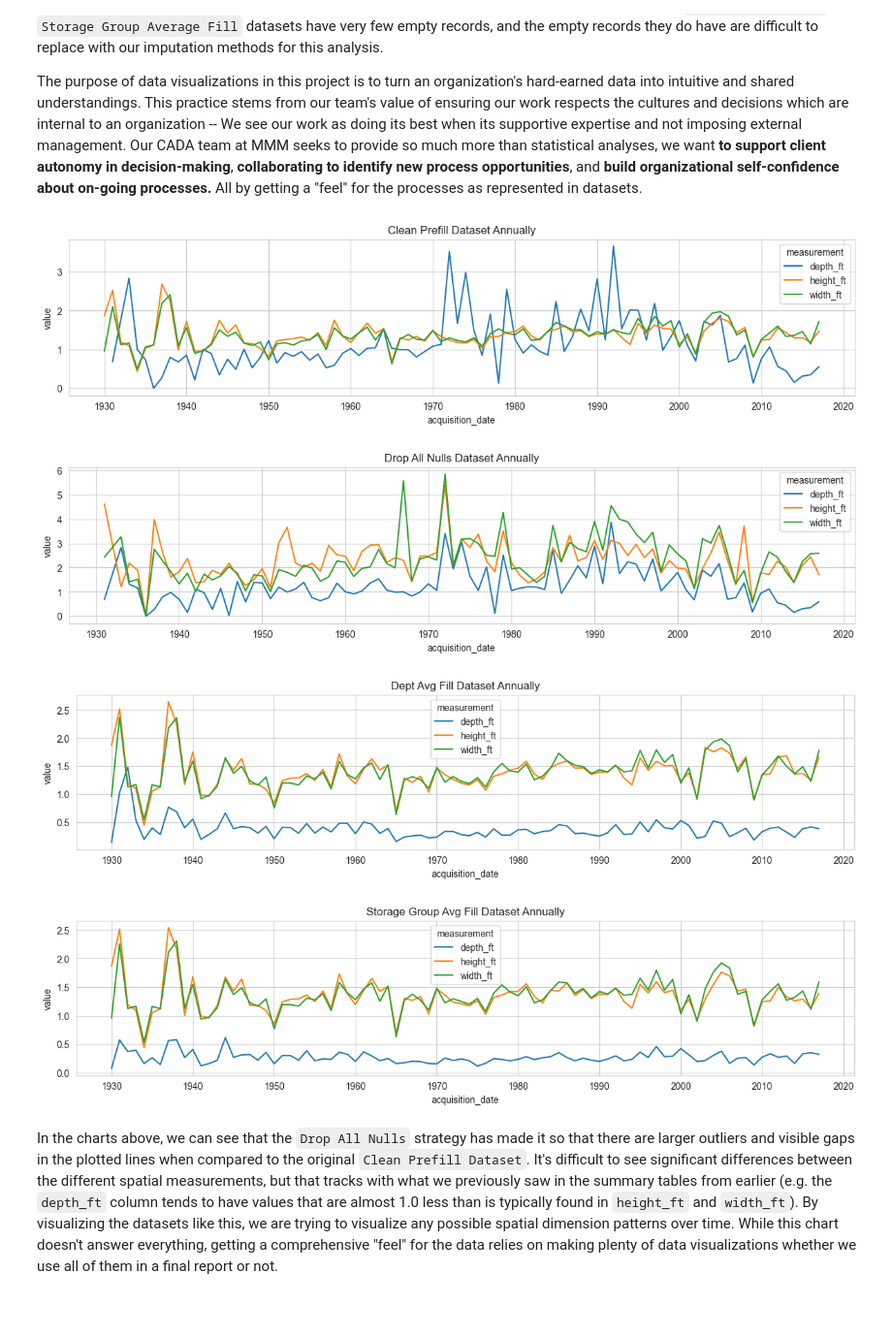
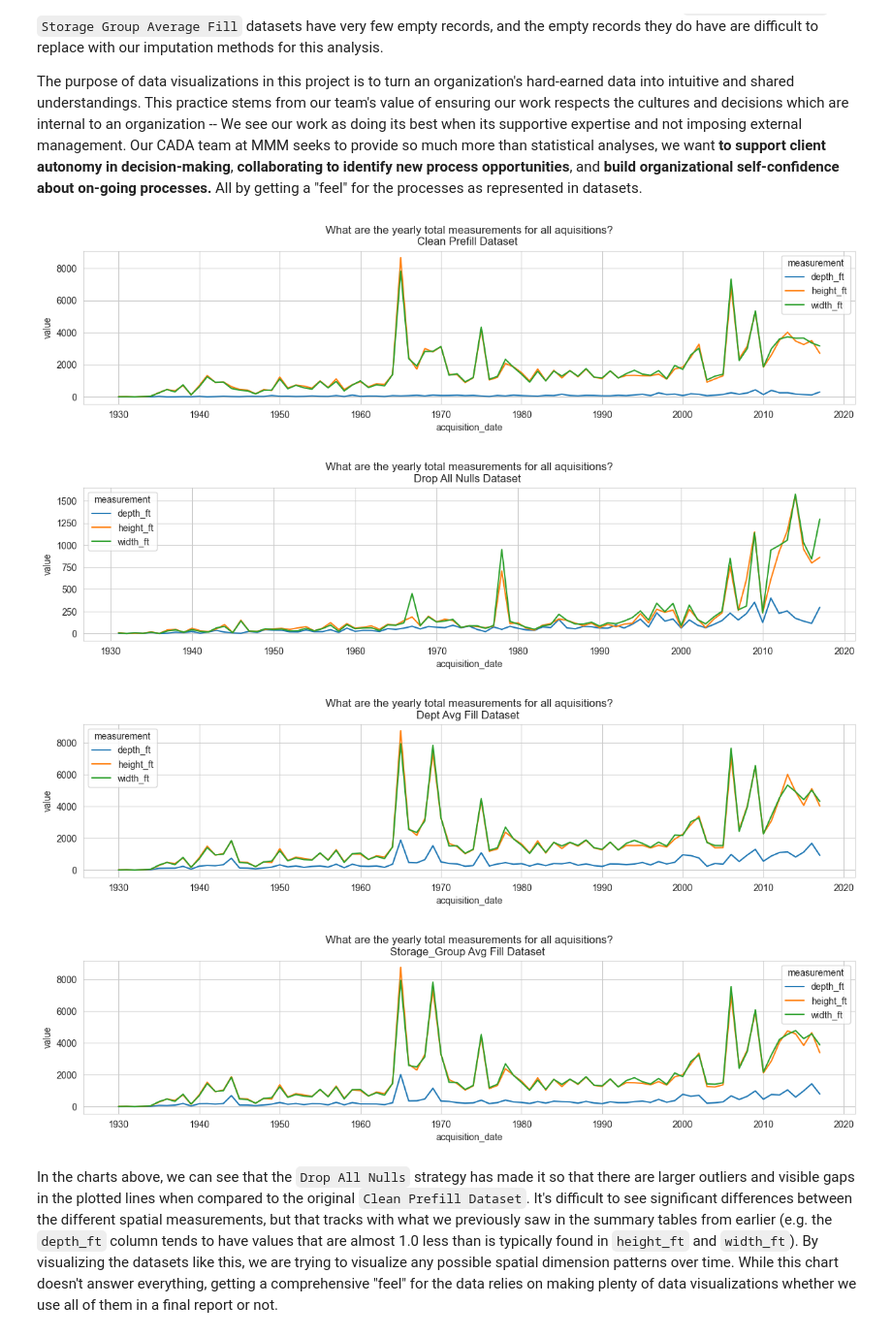
Before and after one commit to marisol-yake/MMM-museum-analytics, a Jupyter notebook: examples/NYC_MoMA_Example/Collections Null Analysis.ipynb, the cells around one changed output. Shown at 97% size. Drawn from its saved outputs; the diff is of its cells as text; code cells hidden in the pictures; blank space fills up the shorter version.

```diff
--- a/examples/NYC_MoMA_Example/Collections Null Analysis.ipynb
+++ b/examples/NYC_MoMA_Example/Collections Null Analysis.ipynb
@@ -384,22 +385,22 @@ The purpose of data visualizations in this project is to turn an organization's
 # %%
 resampled_data = {}
 for file in datasets:
-    resampled_data[file + "_annually"] = datasets[file].set_index("acquisition_date").resample("Y").mean(numeric_only = True).reset_index()
+    resampled_data[file + "_annually"] = datasets[file].set_index("acquisition_date").resample("Y").sum(numeric_only = True).reset_index()
 # %%
 for file in resampled_data:
-    title = file.replace("-", " ").replace("_", " ").title()
+    title = file.replace("-", " ").replace("_annually", " ").title()
     dims_subset = pd.melt(resampled_data[file], id_vars = ["acquisition_date"], var_name = "measurement", value_vars = ["depth_ft", "height_ft", "width_ft"]).astype({"measurement": "category"})
 
     plt.figure(figsize = (15, 3))
     sns.lineplot(data = dims_subset, x = "acquisition_date", y = "value", hue = "measurement")
-    plt.title(title)
+    plt.title("What are the yearly total measurements for all aquisitions?\n" + title)
     plt.show()
     plt.close()
 # %% [output]
-[figure, old version]
+[figure, new version]
-[figure, old version]
+[figure, new version]
-[figure, old version]
+[figure, new version]
-[figure, old version]
+[figure, new version]
 # %% [markdown]
 In the charts above, we can see that the `Drop All Nulls` strategy has made it so that there are larger outliers and visible gaps in the plotted lines when compared to the original `Clean Prefill Dataset`. It's difficult to see significant differences between the different spatial measurements, but that tracks with what we previously saw in the summary tables from earlier (e.g. the `depth_ft` column tends to have values that are almost 1.0 less than is typically found in `height_ft` and `width_ft`). By visualizing the datasets like this, we are trying to visualize any possible spatial dimension patterns over time. While this chart doesn't answer everything, getting a comprehensive "feel" for the data relies on making plenty of data visualizations whether we use all of them in a final report or not.
 # %%
```
Also changed, not shown: parts of 11 cells of this notebook, 1 other file.
